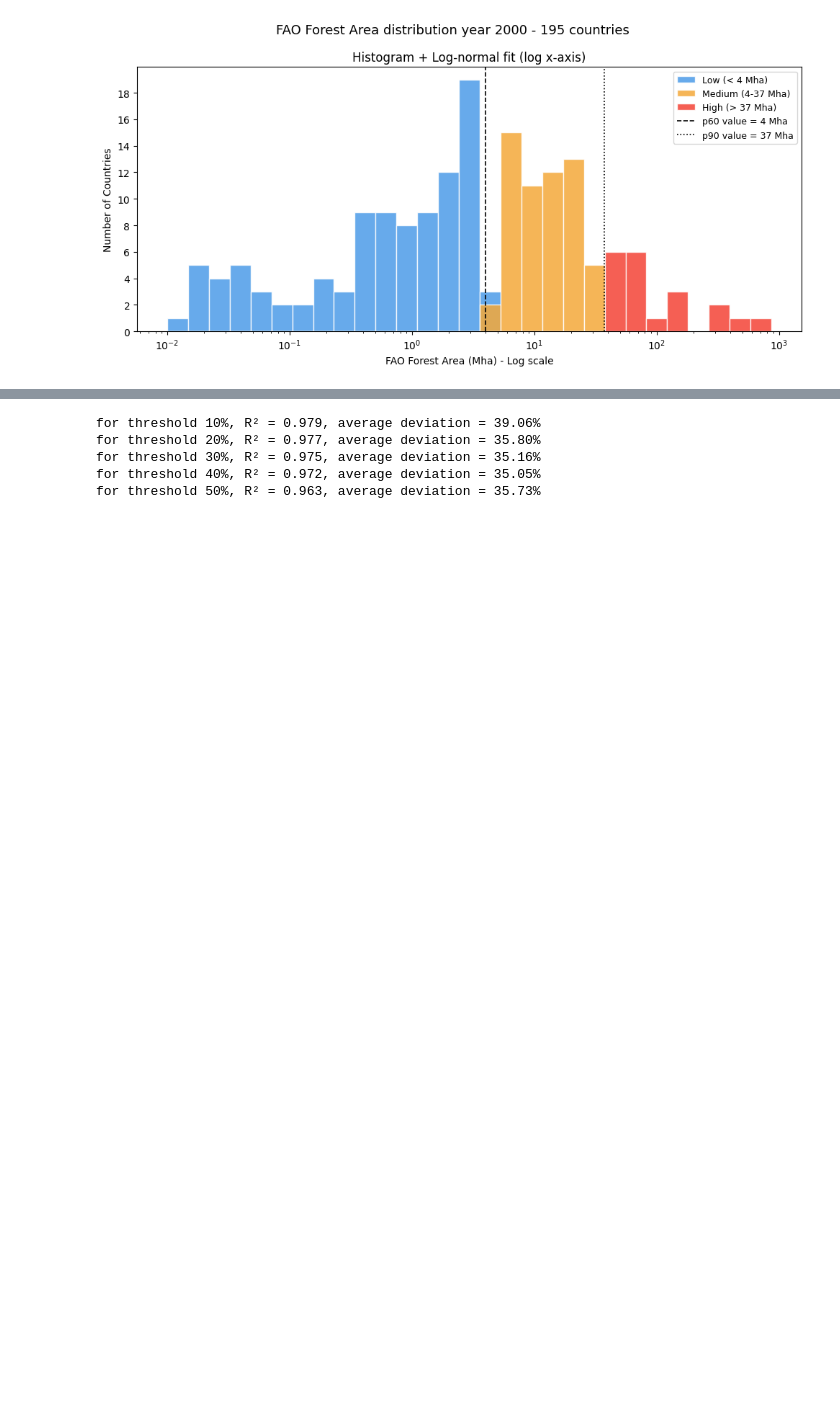
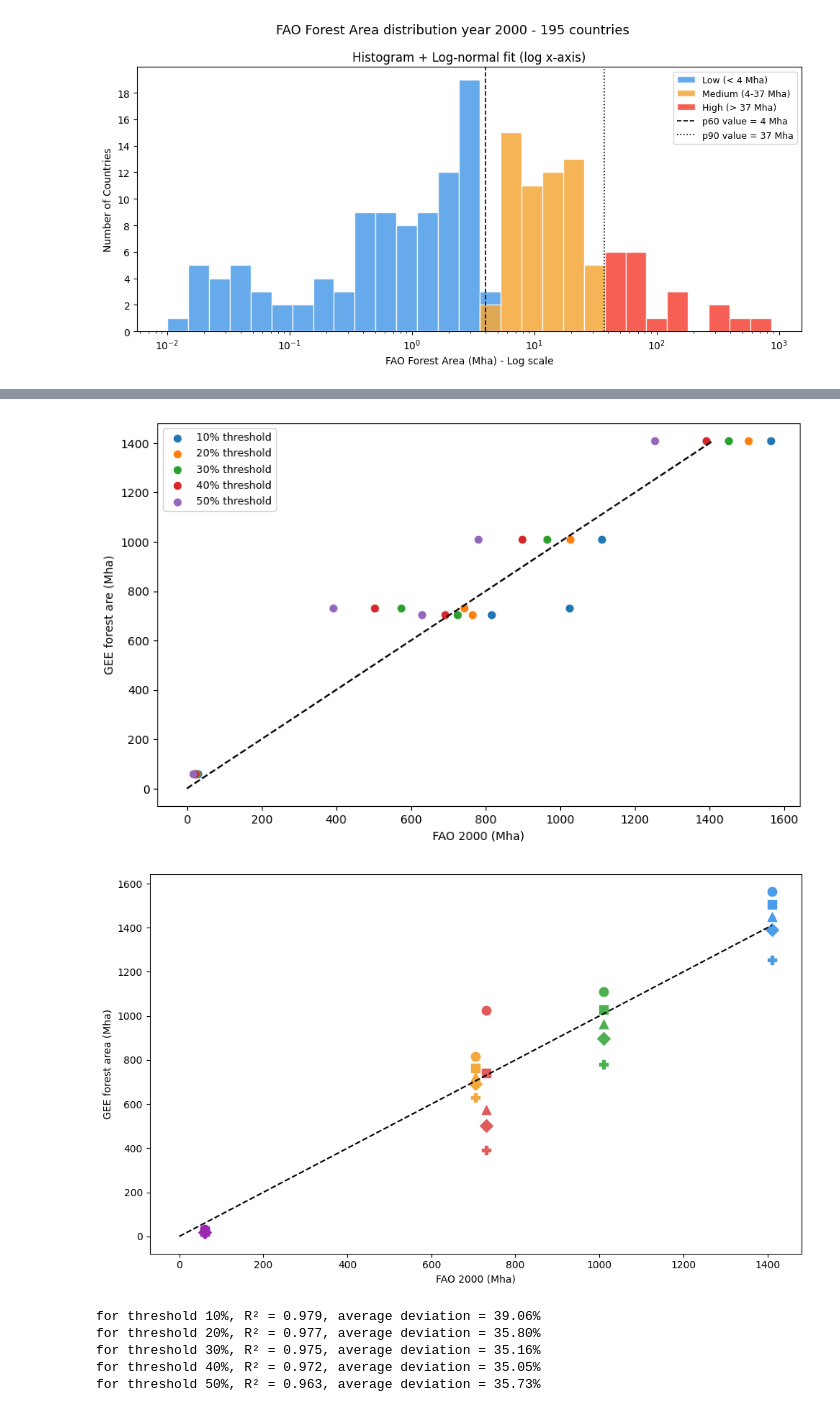
Before and after one commit to MElsdk-lab/Biochar_forest_estimation, a Jupyter notebook: Notebook_2_Forest_Area_Analysis.ipynb, the cells around one changed output, grey strips where cells are left out. Saved outputs shown, nothing was run; the diff lists cells and outputs as text; code cells hidden in the pictures; blank space fills up the shorter version.

```diff
--- a/Notebook_2_Forest_Area_Analysis.ipynb
+++ b/Notebook_2_Forest_Area_Analysis.ipynb
@@ -332,0 +407,65 @@ plt.show()
+# %%
+#from figures try to extact the best threshold
+
+nb_region = gee_fao_comparison_region['region'].nunique()
+regions = gee_fao_comparison_region['region'].unique()
+print(gee_fao_comparison_region['region'].unique())
+
+region_colors = {
+    'Africa': '#E05C5C',
+    'Americas': '#4C9BE8',
+    'Asia and the Pacific': '#F4A83A',
+    'Europe': '#4CAF50',
+    'Near East': '#9C27B0'
+}
+
+threshold_markers = {
+    10: 'o',   # circle
+    20: 's',   # square
+    30: '^',   # triangle
+    40: 'D',   # diamond
+    50: 'P'    # plus
+}
+
+fig, ax = plt.subplots(figsize=(10, 6))
+
+for threshold in country_thresholds:
+  df = gee_fao_comparison_region[gee_fao_comparison_region['threshold'] == threshold]
+  x_values = df['region_total_forest_area']
+  y_values = df['FAO_2000_Mha']
+  ax.scatter(x_values, y_values, label=f'{threshold}% threshold')
+  print(df)
+
+ax.set_xlabel('FAO 2000 (Mha)')
+ax.set_ylabel('GEE forest are (Mha)')
+ax.legend(fontsize = 9)
+ax.yaxis.set_major_locator(plt.MaxNLocator(integer=True))
+match_max=max(gee_fao_comparison_region['FAO_2000_Mha'])
+
+ax.plot([0, match_max], [0,match_max], linestyle = '--', color = 'black')
+
+#show the plot
+plt.show()
+
+
+fig, ax = plt.subplots(figsize=(10, 6))
+
+for region in regions:
+    for threshold in country_thresholds:
+        df = gee_fao_comparison_region[
+            (gee_fao_comparison_region['region'] == region) &
+            (gee_fao_comparison_region['threshold'] == threshold)
+        ]
+        ax.scatter(df['FAO_2000_Mha'], df['region_total_forest_area'],
+                   color=region_colors[region],
+                   marker=threshold_markers[threshold],
+                   s=80)
+
+match_max = max(gee_fao_comparison_region['FAO_2000_Mha'])
+ax.plot([0, match_max], [0, match_max], linestyle='--', color='black', label='1:1 line')
+ax.set_xlabel('FAO 2000 (Mha)')
+ax.set_ylabel('GEE forest area (Mha)')
+ax.yaxis.set_major_locator(plt.MaxNLocator(integer=True))
+plt.tight_layout()
+plt.show()
+# %% [output]
@@ -332,0 +489,2 @@ plt.show()
+[figure, added]
+[figure, added]
```
Also changed, not shown: parts of 11 cells of this notebook.
